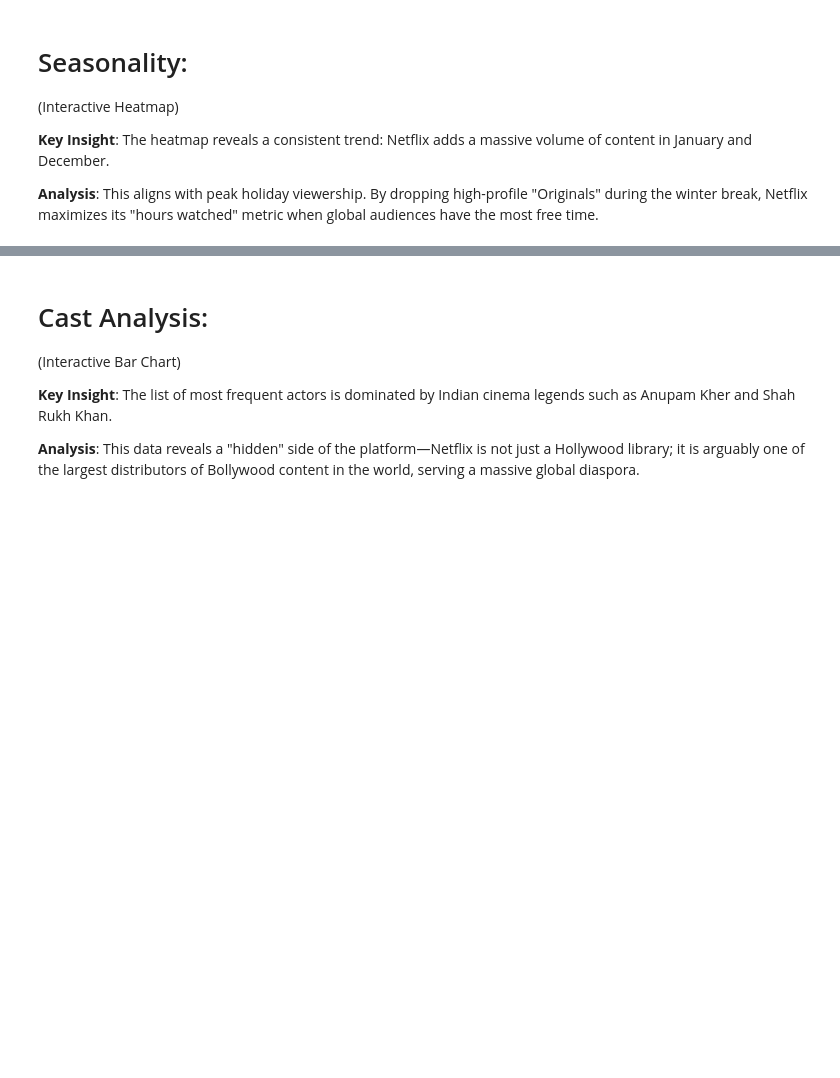
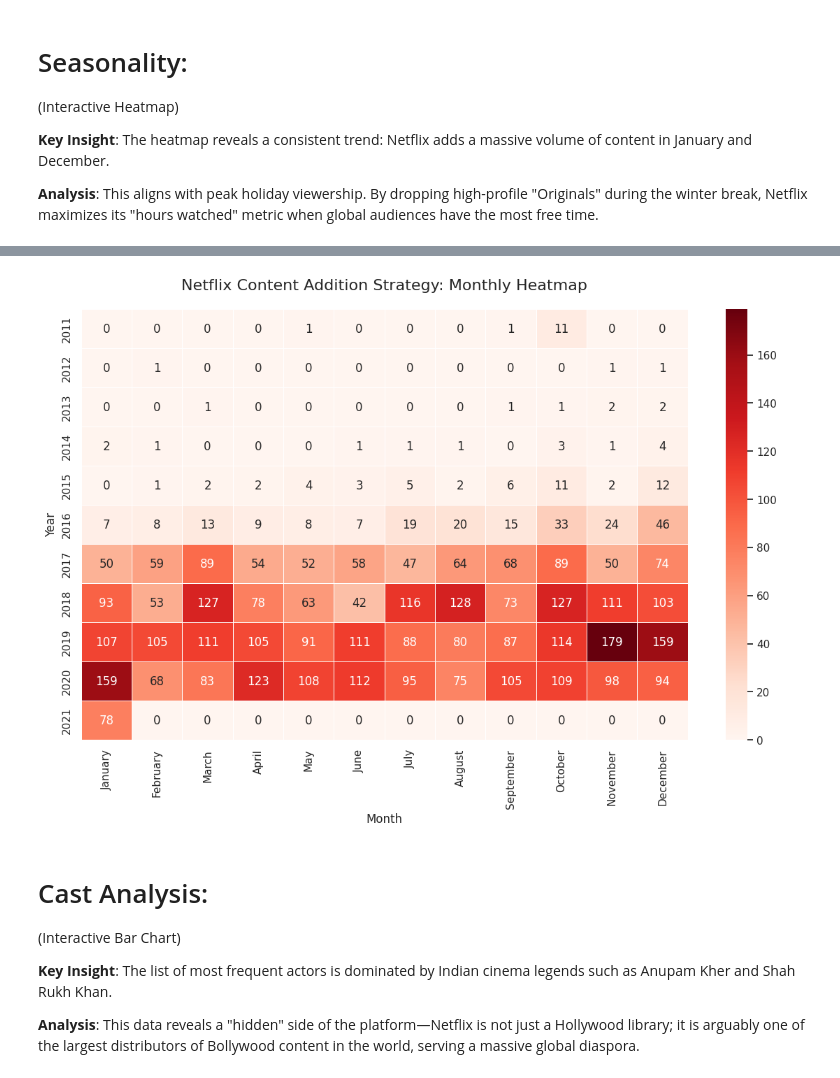
Before and after one commit to JacoboGL/Netflix-Movies-Data-Analysis, a Jupyter notebook: Netflix_Movies_Data_Exploration.ipynb, the cells around one changed output, grey strips where cells are left out. Cells and saved outputs as stored; diff of their text form; code cells hidden in the pictures; blank space fills up the shorter version.

```diff
--- a/Netflix_Movies_Data_Exploration.ipynb
+++ b/Netflix_Movies_Data_Exploration.ipynb
@@ -162,16 +176,20 @@ fig1.show()
 
 **Analysis**: This aligns with peak holiday viewership. By dropping high-profile "Originals" during the winter break, Netflix maximizes its "hours watched" metric when global audiences have the most free time.
 # %%
-# --- SEASONALITY HEATMAP: When is content added? ---
-heatmap_data = df.groupby(['year_added', 'month_added']).size().unstack(fill_value=0)
+# --- SEASONALITY HEATMAP ---
+# Define month order for the heatmap
 months_order = ['January', 'February', 'March', 'April', 'May', 'June',
                 'July', 'August', 'September', 'October', 'November', 'December']
-heatmap_data = heatmap_data.reindex(columns=months_order)
 
-fig2 = px.imshow(heatmap_data,
-                labels=dict(x="Month", y="Year", color="Titles Added"),
-                x=months_order,
-                title="Netflix Content Addition Strategy (Monthly Heatmap)",
-                color_continuous_scale='Reds')
-fig2.show()
+# Prepare the matrix (Filtering for the last 10 years for a cleaner look)
+heatmap_df = df[df['year_added'] >= 2011].groupby(['year_added', 'month_added']).size().unstack(fill_value=0)
+heatmap_df = heatmap_df.reindex(columns=months_order)
+
+plt.figure(figsize=(14, 8))
+sns.heatmap(heatmap_df, annot=True, fmt="d", cmap="Reds", linewidths=.5)
+plt.title("Netflix Content Addition Strategy: Monthly Heatmap", fontsize=16, pad=20)
+plt.xlabel("Month", fontsize=12)
+plt.ylabel("Year", fontsize=12)
+plt.savefig('netflix_seasonality_heatmap.png', dpi=300, bbox_inches='tight')
+plt.show()
 # %% [output]
@@ -179,3 +196,4 @@ fig2.show()
+[figure, added]
 # %% [markdown]
 # Cast Analysis:
 
```
Also changed, not shown: parts of 7 cells of this notebook, 7 other files.
